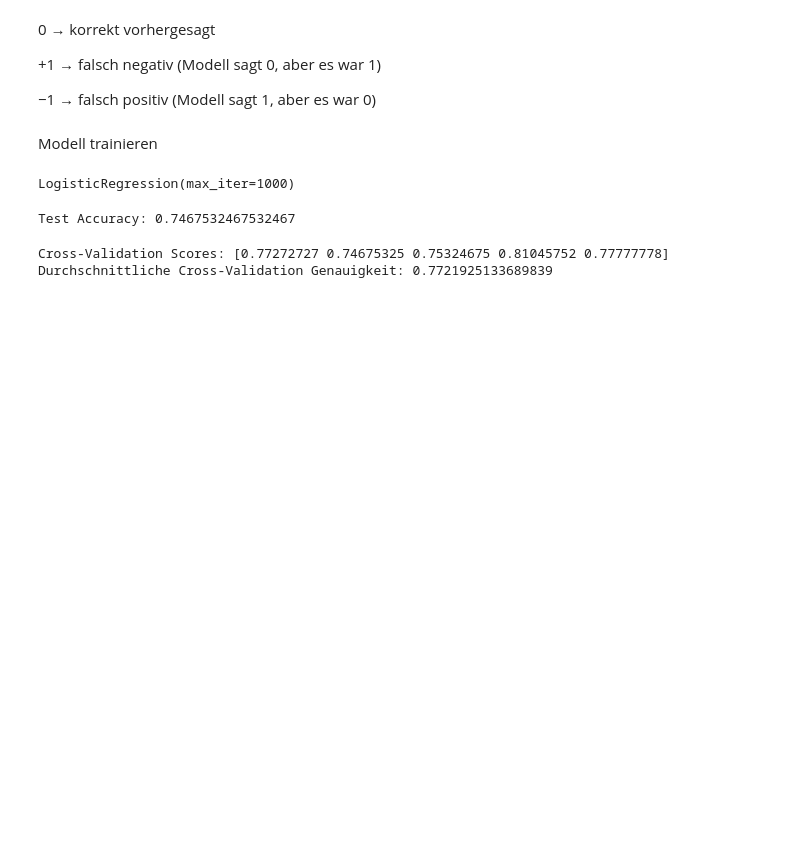
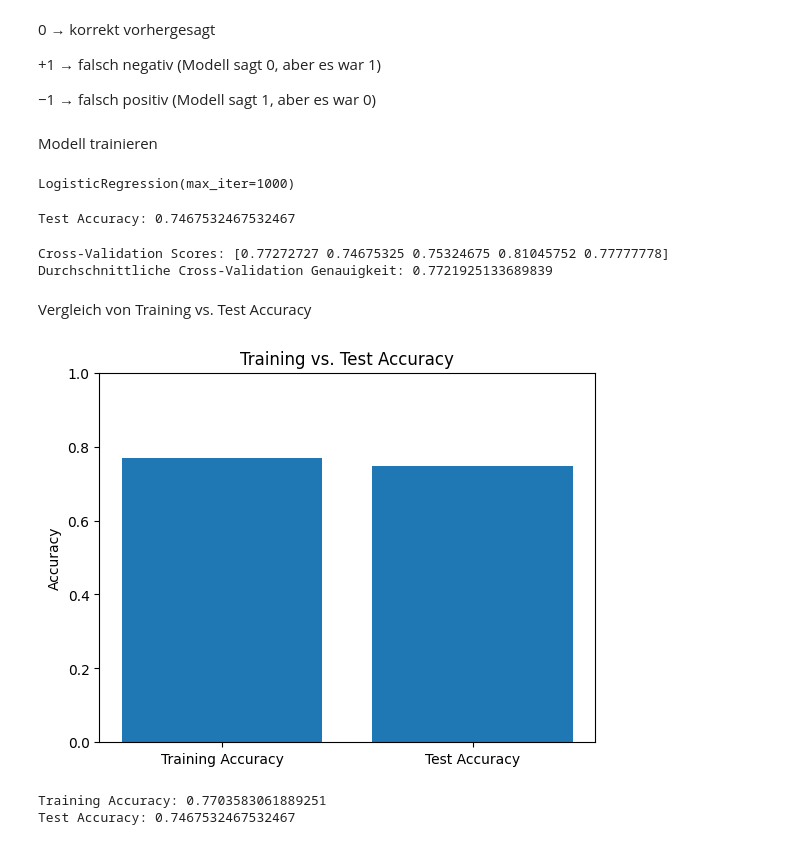
Before and after one commit to lilithUmit/AMLHC_Tasks_LH, a Jupyter notebook: src/python/task4_2.ipynb, the cells around one changed output. Drawn from its saved outputs; the diff is of its cells as text; code cells hidden in the pictures; blank space fills up the shorter version.

Commit message:
Vergleich von Training vs. Test Accuracy

```diff
--- a/src/python/task4_2.ipynb
+++ b/src/python/task4_2.ipynb
@@ -84,3 +84,8 @@ print("Durchschnittliche Cross-Validation Genauigkeit:", cv_scores.mean())
 # %% [output]
 Cross-Validation Scores: [0.77272727 0.74675325 0.75324675 0.81045752 0.77777778]
 Durchschnittliche Cross-Validation Genauigkeit: 0.7721925133689839
+# %% [markdown]
+Vergleich von Training vs. Test Accuracy
+# %%
+y_pred_train = model.predict(X_train)
+train_accuracy = accuracy_score(y_train, y_pred_train)
@@ -86,0 +94,14 @@ Durchschnittliche Cross-Validation Genauigkeit: 0.7721925133689839
+# %%
+plt.bar(['Training Accuracy', 'Test Accuracy'], [train_accuracy, test_accuracy])
+plt.title('Training vs. Test Accuracy')
+plt.ylim(0, 1)
+plt.ylabel('Accuracy')
+plt.show()
+# %% [output]
+[figure, added]
+# %%
+print("Training Accuracy:", train_accuracy)
+print("Test Accuracy:", test_accuracy)
+# %% [output]
+Training Accuracy: 0.7703583061889251
+Test Accuracy: 0.7467532467532467
```
Also changed, not shown: parts of 1 cell of this notebook.
